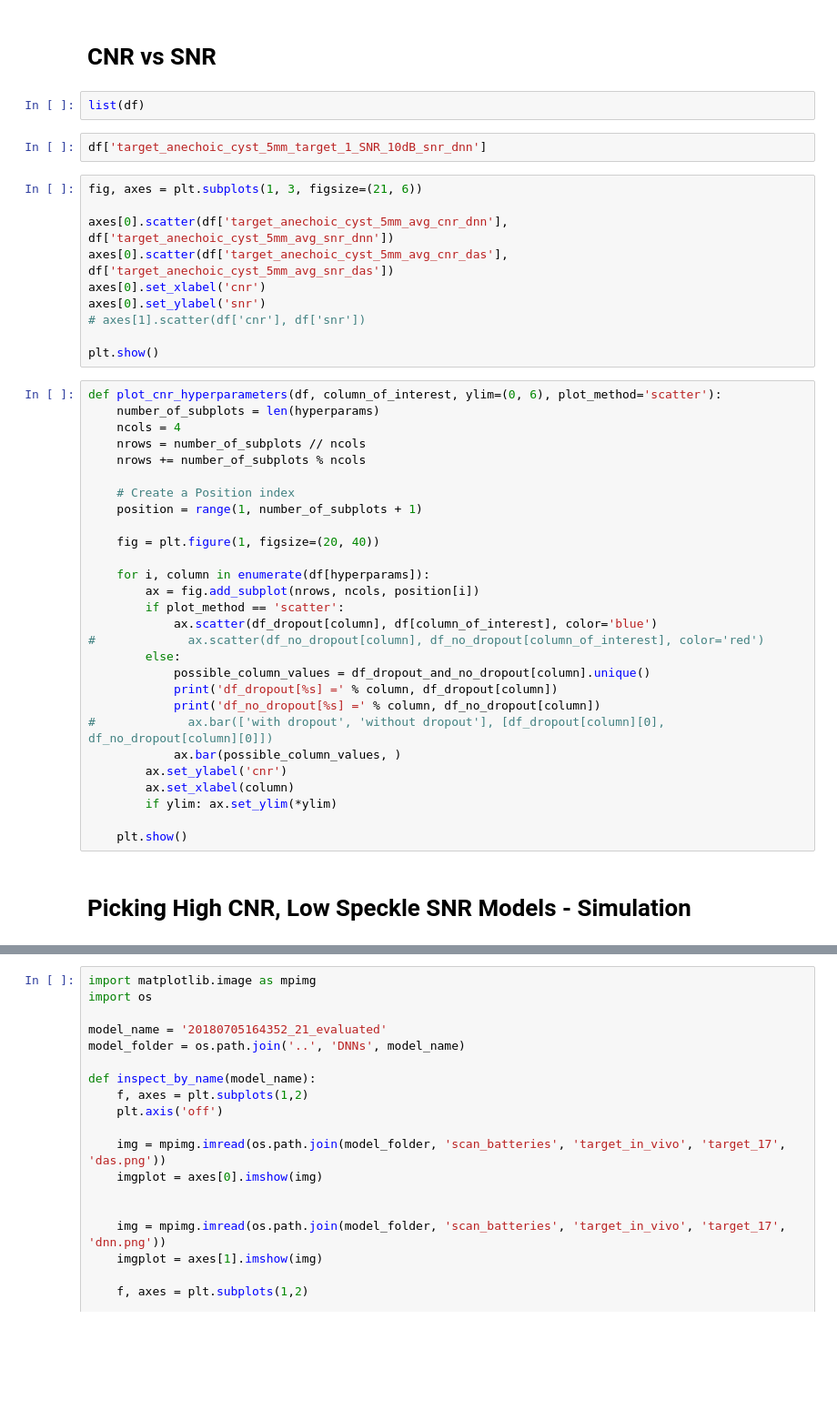
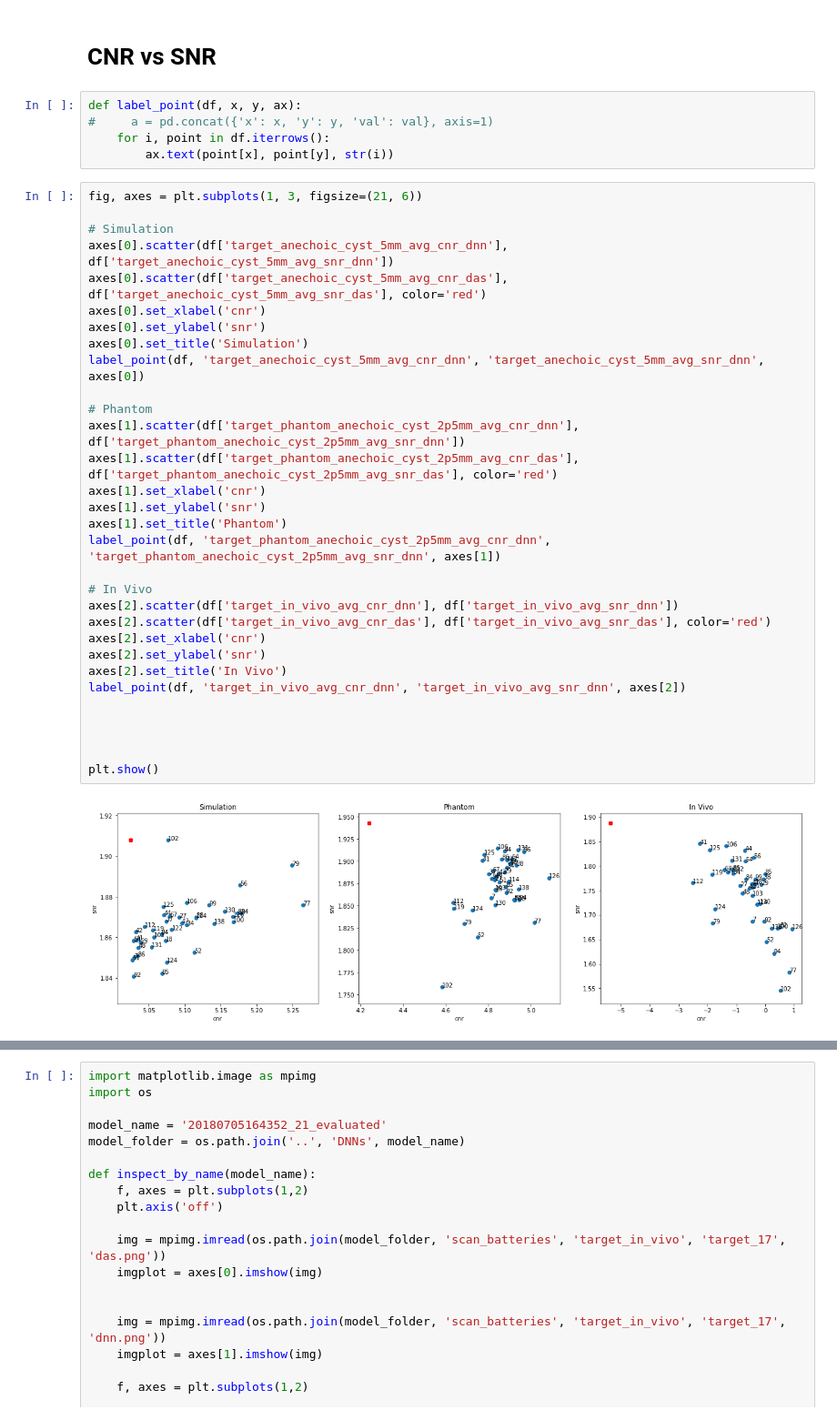
Before and after one commit to zhanwenchen/beam_nn, a Jupyter notebook: notebooks/Consistency Analysis.ipynb, the cells around one changed output, grey strips where cells are left out. Shown at 91% size. Cells and saved outputs as stored; diff of their text form; blank space fills up the shorter version.

```diff
--- a/notebooks/Consistency Analysis.ipynb
+++ b/notebooks/Consistency Analysis.ipynb
@@ -150,46 +217,40 @@ print(df.loc[df['target_in_vivo_avg_cnr_dnn'].idxmax()]['name']) # in vivo
 # %% [markdown]
 # CNR vs SNR
-# %%
-list(df)
-# %%
-df['target_anechoic_cyst_5mm_target_1_SNR_10dB_snr_dnn']
+# %%
+def label_point(df, x, y, ax):
+#     a = pd.concat({'x': x, 'y': y, 'val': val}, axis=1)
+    for i, point in df.iterrows():
+        ax.text(point[x], point[y], str(i))
 # %%
 fig, axes = plt.subplots(1, 3, figsize=(21, 6))
 
+# Simulation
 axes[0].scatter(df['target_anechoic_cyst_5mm_avg_cnr_dnn'], df['target_anechoic_cyst_5mm_avg_snr_dnn'])
-axes[0].scatter(df['target_anechoic_cyst_5mm_avg_cnr_das'], df['target_anechoic_cyst_5mm_avg_snr_das'])
+axes[0].scatter(df['target_anechoic_cyst_5mm_avg_cnr_das'], df['target_anechoic_cyst_5mm_avg_snr_das'], color='red')
 axes[0].set_xlabel('cnr')
 axes[0].set_ylabel('snr')
-# axes[1].scatter(df['cnr'], df['snr'])
+axes[0].set_title('Simulation')
+label_point(df, 'target_anechoic_cyst_5mm_avg_cnr_dnn', 'target_anechoic_cyst_5mm_avg_snr_dnn', axes[0])
+
+# Phantom
+axes[1].scatter(df['target_phantom_anechoic_cyst_2p5mm_avg_cnr_dnn'], df['target_phantom_anechoic_cyst_2p5mm_avg_snr_dnn'])
+axes[1].scatter(df['target_phantom_anechoic_cyst_2p5mm_avg_cnr_das'], df['target_phantom_anechoic_cyst_2p5mm_avg_snr_das'], color='red')
+axes[1].set_xlabel('cnr')
+axes[1].set_ylabel('snr')
+axes[1].set_title('Phantom')
+label_point(df, 'target_phantom_anechoic_cyst_2p5mm_avg_cnr_dnn', 'target_phantom_anechoic_cyst_2p5mm_avg_snr_dnn', axes[1])
+
+# In Vivo
+axes[2].scatter(df['target_in_vivo_avg_cnr_dnn'], df['target_in_vivo_avg_snr_dnn'])
+axes[2].scatter(df['target_in_vivo_avg_cnr_das'], df['target_in_vivo_avg_snr_das'], color='red')
+axes[2].set_xlabel('cnr')
+axes[2].set_ylabel('snr')
+axes[2].set_title('In Vivo')
+label_point(df, 'target_in_vivo_avg_cnr_dnn', 'target_in_vivo_avg_snr_dnn', axes[2])
+
+
+
 
 plt.show()
+# %% [output]
+[figure, added]
-# %%
-def plot_cnr_hyperparameters(df, column_of_interest, ylim=(0, 6), plot_method='scatter'):
-    number_of_subplots = len(hyperparams)
-    ncols = 4
-    nrows = number_of_subplots // ncols
-    nrows += number_of_subplots % ncols
-
-    # Create a Position index
-    position = range(1, number_of_subplots + 1)
-
-    fig = plt.figure(1, figsize=(20, 40))
-
-    for i, column in enumerate(df[hyperparams]):
-        ax = fig.add_subplot(nrows, ncols, position[i])
-        if plot_method == 'scatter':
-            ax.scatter(df_dropout[column], df[column_of_interest], color='blue')
-#             ax.scatter(df_no_dropout[column], df_no_dropout[column_of_interest], color='red')
-        else:
-            possible_column_values = df_dropout_and_no_dropout[column].unique()
-            print('df_dropout[%s] =' % column, df_dropout[column])
-            print('df_no_dropout[%s] =' % column, df_no_dropout[column])
-#             ax.bar(['with dropout', 'without dropout'], [df_dropout[column][0], df_no_dropout[column][0]])
-            ax.bar(possible_column_values, )
-        ax.set_ylabel('cnr')
-        ax.set_xlabel(column)
-        if ylim: ax.set_ylim(*ylim)
-
-    plt.show()
-# %% [markdown]
-# Picking High CNR, Low Speckle SNR Models - Simulation
```
Also changed, not shown: parts of 29 cells of this notebook.
